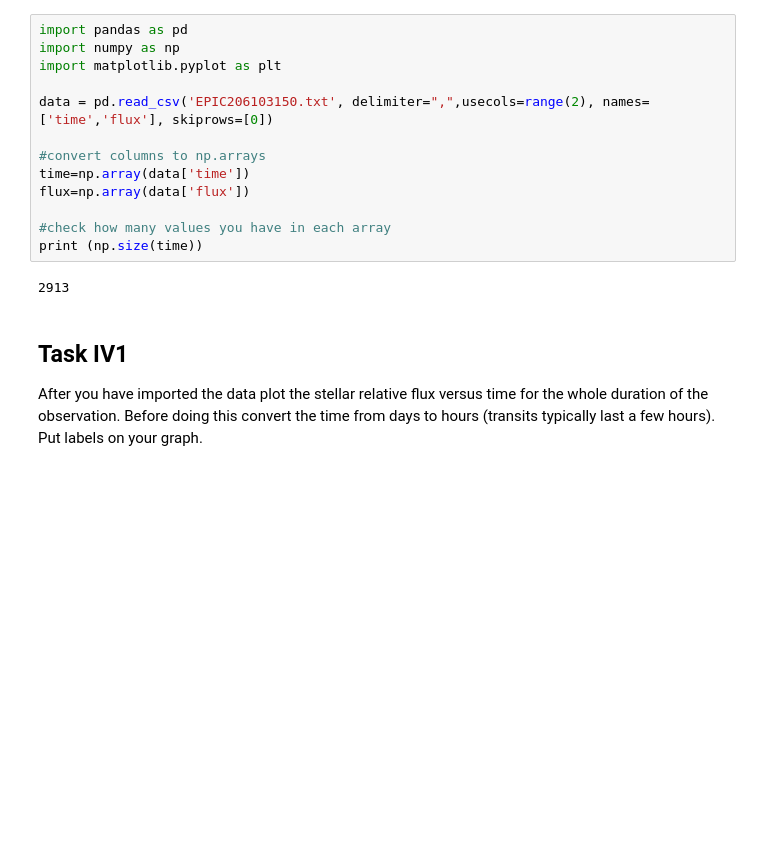
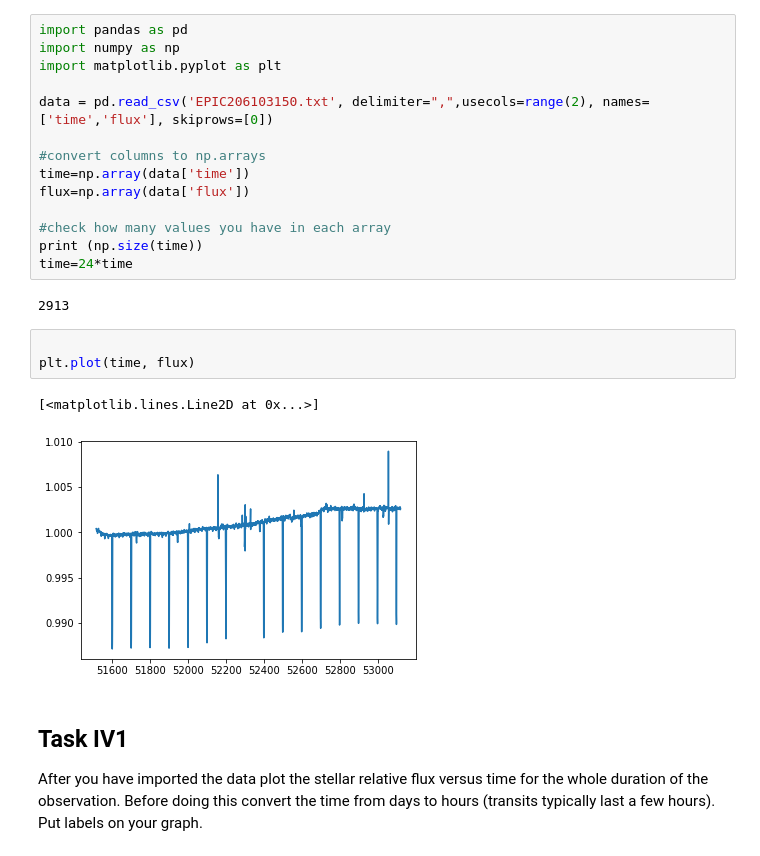
Before and after one commit to Milne-Centre/ThaiPASS2022, a Jupyter notebook: Exoplanets/Exoplanets.ipynb, the cells around one changed output. Drawn from its saved outputs; the diff is of its cells as text; blank space fills up the shorter version.

```diff
--- a/Exoplanets/Exoplanets.ipynb
+++ b/Exoplanets/Exoplanets.ipynb
@@ -261,8 +261,15 @@ flux=np.array(data['flux'])
 
 #check how many values you have in each array
 print (np.size(time))
+time=24*time
 # %% [output]
 2913
+# %%
+
+plt.plot(time, flux)
+# %% [output]
+[<matplotlib.lines.Line2D at 0x...>]
+[figure, added]
 # %% [markdown]
 ## Task IV1
 
```
Also changed, not shown: parts of 2 cells of this notebook, 1 other file.
